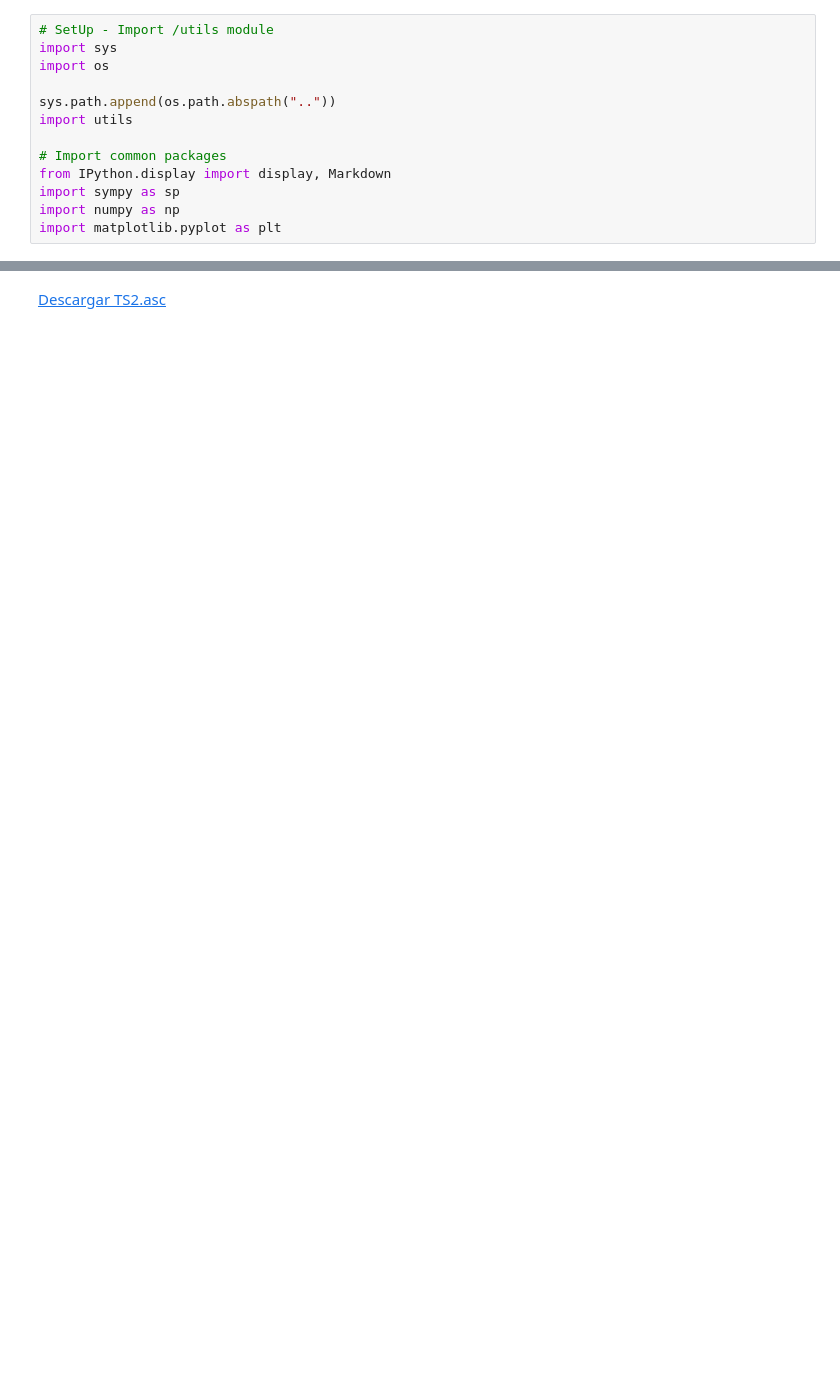
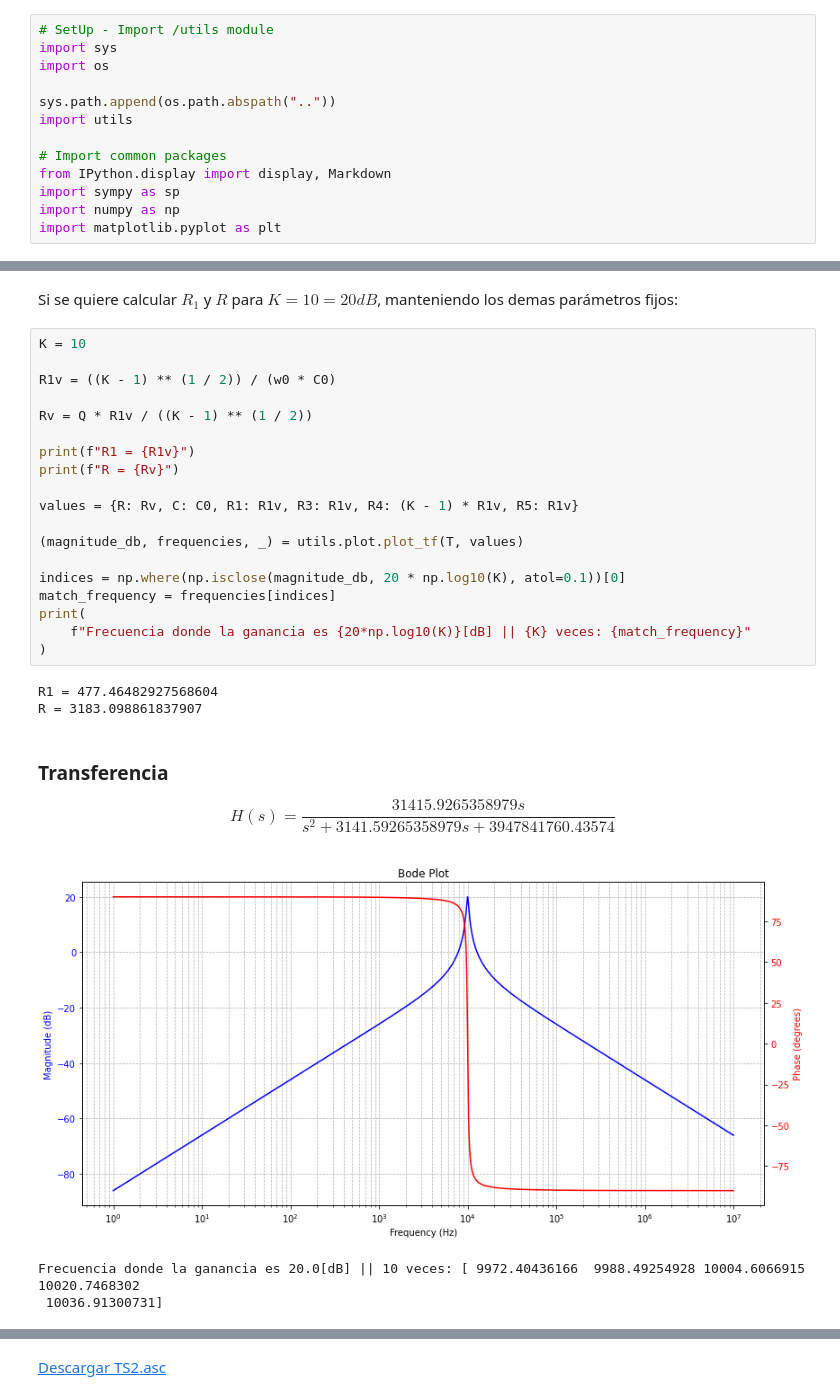
Before and after one commit to fborello-lambda/TC2-2025, a Jupyter notebook: TS2/TS2.ipynb, the cells around one changed output, grey strips where cells are left out. Drawn from its saved outputs; the diff is of its cells as text; blank space fills up the shorter version.

```diff
--- a/TS2/TS2.ipynb
+++ b/TS2/TS2.ipynb
@@ -71,0 +204,31 @@ H
+# %% [markdown]
+Si se quiere calcular $R_1$ y $R$ para $K= 10 = 20dB$, manteniendo los demas parámetros fijos:
+# %%
+K = 10
+
+R1v = ((K - 1) ** (1 / 2)) / (w0 * C0)
+
+Rv = Q * R1v / ((K - 1) ** (1 / 2))
+
+print(f"R1 = {R1v}")
+print(f"R = {Rv}")
+
+values = {R: Rv, C: C0, R1: R1v, R3: R1v, R4: (K - 1) * R1v, R5: R1v}
+
+(magnitude_db, frequencies, _) = utils.plot.plot_tf(T, values)
+
+indices = np.where(np.isclose(magnitude_db, 20 * np.log10(K), atol=0.1))[0]
+match_frequency = frequencies[indices]
+print(
+    f"Frecuencia donde la ganancia es {20*np.log10(K)}[dB] || {K} veces: {match_frequency}"
+)
+# %% [output]
+R1 = 477.46482927568604
+R = 3183.098861837907
+
+### Transferencia
+
+$$H(s) = \frac{31415.9265358979 s}{s^{2} + 3141.59265358979 s + 3947841760.43574}$$
+[figure, added]
+Frecuencia donde la ganancia es 20.0[dB] || 10 veces: [ 9972.40436166  9988.49254928 10004.6066915  10020.7468302
+ 10036.91300731]
```
Also changed, not shown: parts of 14 cells of this notebook, 3 other files.
